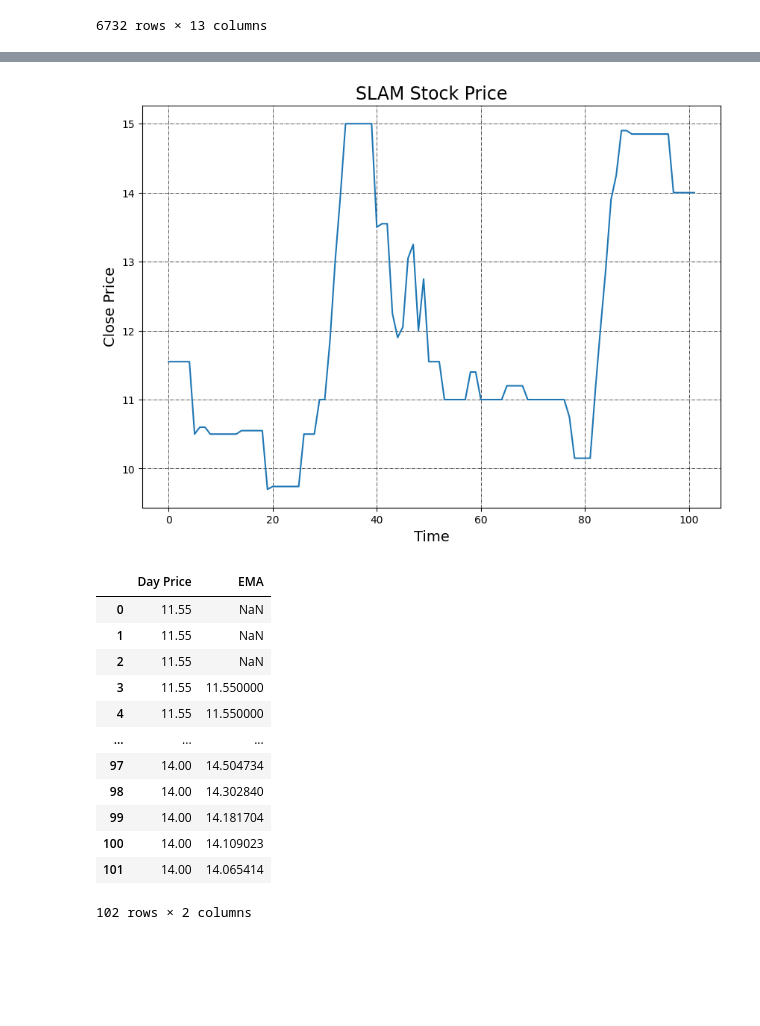
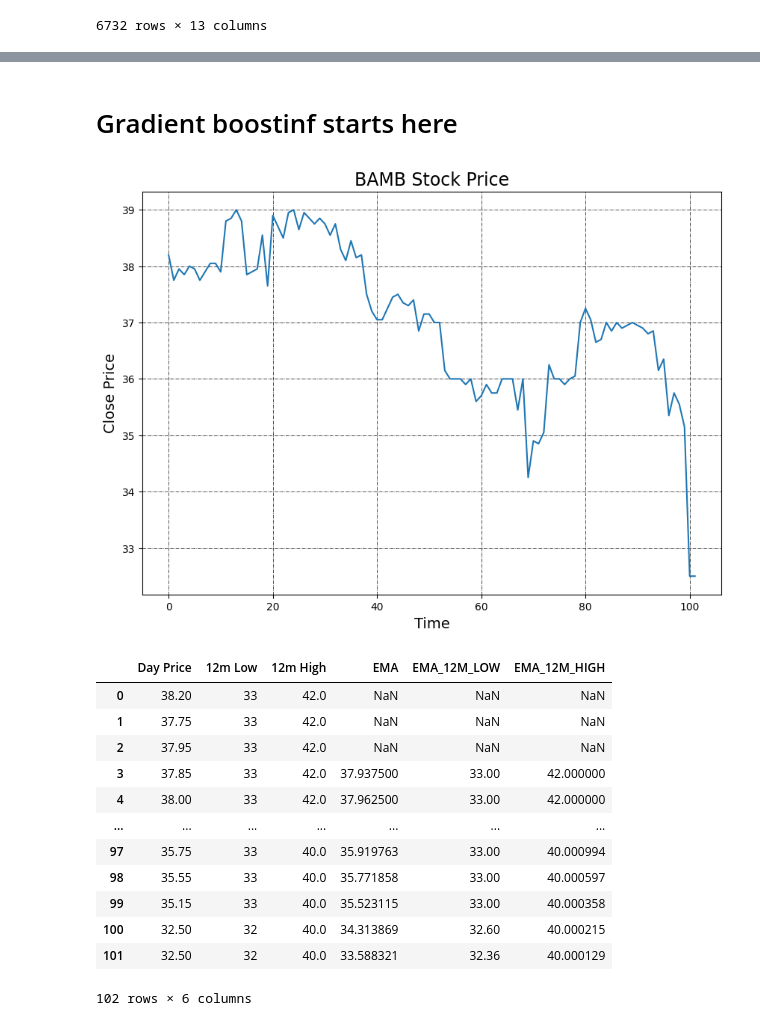
Before and after one commit to keringKirwa/4.1_Machine_Learning, a Jupyter notebook: NCS_Time_Series_Prediction/Linear_Regression/nse_arema.ipynb, the cells around one changed output, grey strips where cells are left out. Saved outputs shown, nothing was run; the diff lists cells and outputs as text; code cells hidden in the pictures; blank space fills up the shorter version.

```diff
--- a/NCS_Time_Series_Prediction/Linear_Regression/nse_arema.ipynb
+++ b/NCS_Time_Series_Prediction/Linear_Regression/nse_arema.ipynb
@@ -34,12 +34,10 @@ class NSEDataPreProcessor(BaseEstimator, TransformerMixin):
         self.to_return= columns_to_return
         self.to_scale=columns_to_scale  #same as  columns_to_type_cast but has the company code.
 
-
     def __type_cast_and_scale_xyz_df(self, xyz_data_frame):
         for column_name in self.to_type_cast:
             xyz_data_frame[column_name] = pd.to_numeric(xyz_data_frame[column_name], errors='coerce')
-        xyz_data_frame[self.to_scale] = nsc_scaler.fit_transform(xyz_data_frame[self.to_scale])
-
+        # xyz_data_frame[self.to_scale] = nsc_scaler.fit_transform(xyz_data_frame[self.to_scale])
 
         return xyz_data_frame[self.to_return]
 
@@ -47,36 +45,25 @@ class NSEDataPreProcessor(BaseEstimator, TransformerMixin):
         return self
 
     def transform(self, X):
-
-        """
-        X - NSC dataFrame
-        Selects the data for one company , then names it xyz_company_data_frame
-        NB: Scaler always return columns that are assignable to the dataframe.
-        """
-
         xyz_company_data_frame = X[X['Code'] == self.company_code].reset_index(drop=True)
         type_converted_xyz_company_df = self.__type_cast_and_scale_xyz_df(
             xyz_company_data_frame
         )
-
         return type_converted_xyz_company_df
 
-# 'Code','Day Price','Day High', 'Day High', '12m High', '12m Low' , 'Day Price','Day High', 'Day High', '12m High', '12m Low'
-
 random_company_code = random.choice(df.Code)
-
-#TPSE, UMME  giving the best results .
 
 __nse_dat_preprocessor = NSEDataPreProcessor(
     company_code= random_company_code,
     columns_to_type_cast=['Day Price','Day High', 'Day Low', '12m High', '12m Low'],
-    columns_to_scale=[ 'Previous','Day High', 'Day Low', '12m High', '12m Low'],
-    columns_to_return=['Code','Day Price','Previous','Day High', 'Day Low', '12m High', '12m Low'],
+    columns_to_scale=[],
+    columns_to_return=['Date','Code','Day Price','Previous','Day High', 'Day Low', '12m High', '12m Low'],
 )
+
 xyz_preprocessed_df = __nse_dat_preprocessor.fit_transform(
     df,
 )
-display(xyz_preprocessed_df.head(2)) #Show the company being worked on .
+display(xyz_preprocessed_df.head(1))
 
 preprocessed_df = xyz_preprocessed_df.drop(columns=['Code'])
 preprocessed_df
@@ -101,7 +87,6 @@ preprocessed_df
 x_features = ['Previous','Day High', 'Day Low', '12m High', '12m Low']
 y_classes = 'Day Price'
 
-
-day_price_df = preprocessed_df[['Day Price']]
+day_price_df = preprocessed_df[['Day Price', '12m Low', '12m High']]
 day_price_df
 # %% [output]
@@ -121,8 +106,8 @@ day_price_df
+# %% [markdown]
+# Gradient boostinf starts here
 # %%
-# Time series for Stocks for different companies
 import matplotlib.pyplot as plt
 
-# Plotting the data
 day_price_df['Day Price'].plot(figsize=(10, 7))
 plt.title(random_company_code + " Stock Price", fontsize=17)
 plt.ylabel('Close Price', fontsize=14)
@@ -130,27 +115,27 @@ plt.xlabel('Time', fontsize=14)
 plt.grid(which="major", color='k', linestyle='-.', linewidth=0.5)
 plt.show()
 # %% [output]
-[figure, old version]
+[figure, new version]
 # %%
 import pandas_ta as ta
 
 day_price_df = day_price_df.copy()  #we need to create a copy  of a dataframe before modifying it .
-
-
 day_price_df.loc[:, 'EMA'] = ta.ema(day_price_df['Day Price'], length=4)
+day_price_df.loc[:, 'EMA_12M_LOW'] = ta.ema(day_price_df['12m Low'], length=4)
+day_price_df.loc[:, 'EMA_12M_HIGH'] = ta.ema(day_price_df['12m High'], length=4)
 
 day_price_df
 # %% [output]
-|  | Day Price | EMA |
-| 0 | 11.55 | NaN |
-| 1 | 11.55 | NaN |
-| 2 | 11.55 | NaN |
-| 3 | 11.55 | 11.550000 |
-| 4 | 11.55 | 11.550000 |
-| ... | ... | ... |
-| 97 | 14.00 | 14.504734 |
-| 98 | 14.00 | 14.302840 |
-| 99 | 14.00 | 14.181704 |
-| 100 | 14.00 | 14.109023 |
-| 101 | 14.00 | 14.065414 |
+|  | Day Price | 12m Low | 12m High | EMA | EMA_12M_LOW | EMA_12M_HIGH |
+| 0 | 38.20 | 33 | 42.0 | NaN | NaN | NaN |
+| 1 | 37.75 | 33 | 42.0 | NaN | NaN | NaN |
+| 2 | 37.95 | 33 | 42.0 | NaN | NaN | NaN |
+| 3 | 37.85 | 33 | 42.0 | 37.937500 | 33.00 | 42.000000 |
+| 4 | 38.00 | 33 | 42.0 | 37.962500 | 33.00 | 42.000000 |
+| ... | ... | ... | ... | ... | ... | ... |
+| 97 | 35.75 | 33 | 40.0 | 35.919763 | 33.00 | 40.000994 |
+| 98 | 35.55 | 33 | 40.0 | 35.771858 | 33.00 | 40.000597 |
+| 99 | 35.15 | 33 | 40.0 | 35.523115 | 33.00 | 40.000358 |
+| 100 | 32.50 | 32 | 40.0 | 34.313869 | 32.60 | 40.000215 |
+| 101 | 32.50 | 32 | 40.0 | 33.588321 | 32.36 | 40.000129 |
-102 rows × 2 columns
+102 rows × 6 columns
```
Also changed, not shown: parts of 18 cells of this notebook, 1 other file.
